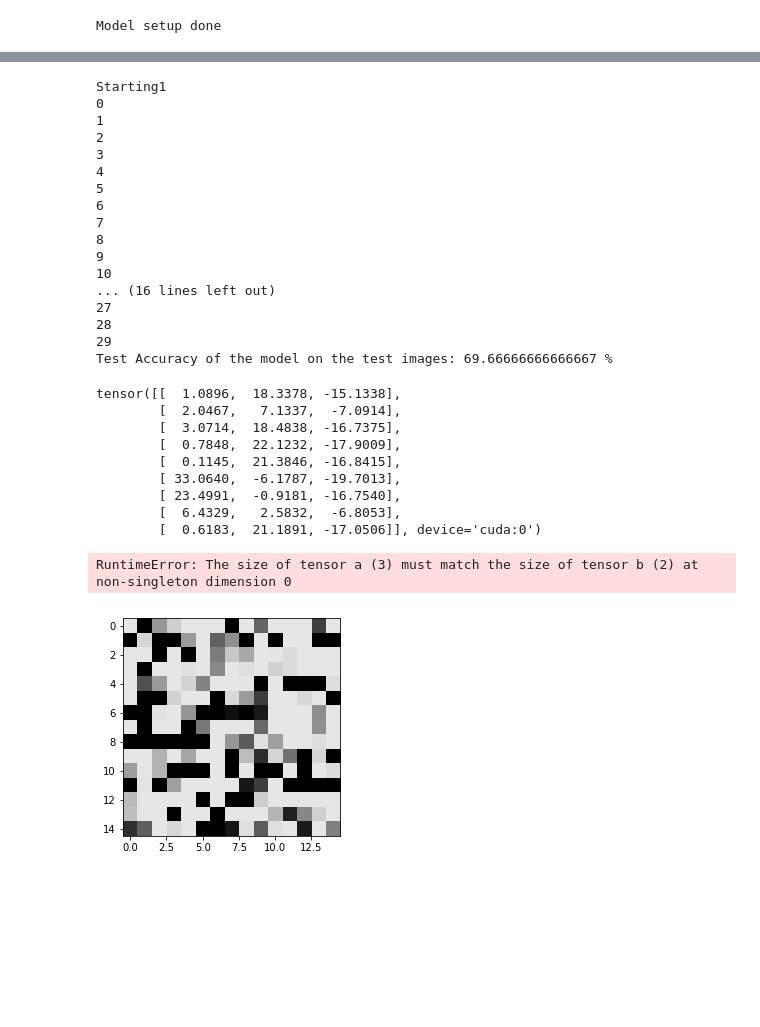
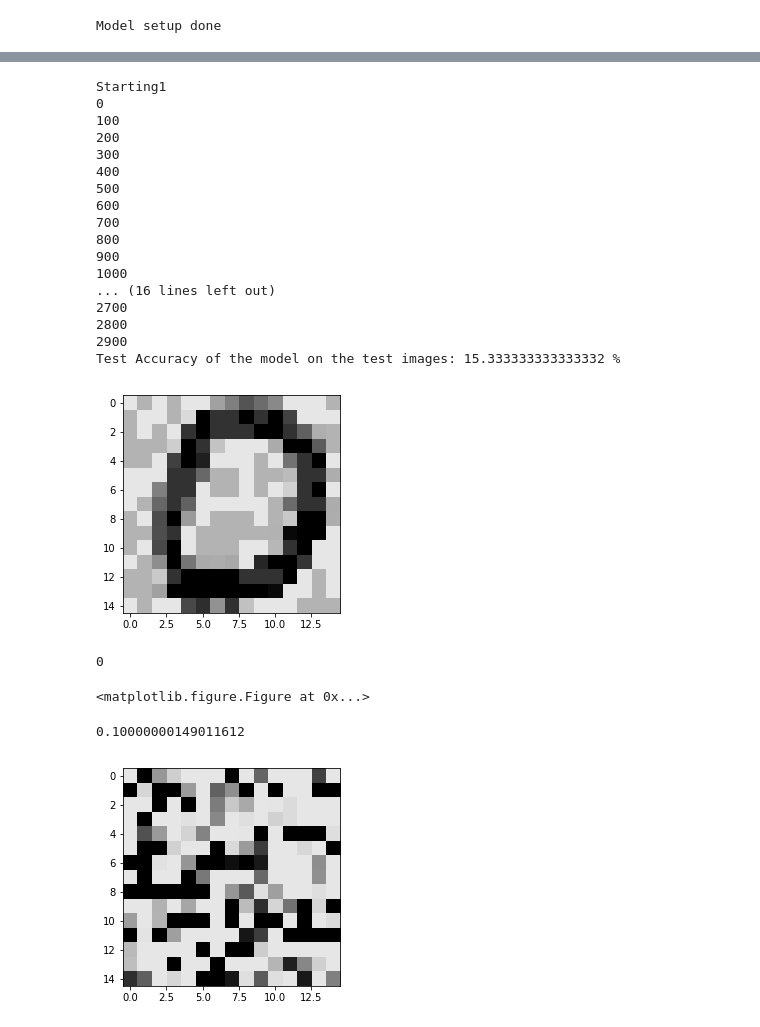
Before and after one commit to shivamg13/human_adv_remote, a Jupyter notebook: HumanAdv/human_adv_create_data.ipynb, the cells around one changed output, grey strips where cells are left out. Cells and saved outputs as stored; diff of their text form; code cells hidden in the pictures; blank space fills up the shorter version.

Commit message:
human_adv_create_all saves all the images in a file

```diff
--- a/HumanAdv/human_adv_create_data.ipynb
+++ b/HumanAdv/human_adv_create_data.ipynb
@@ -387,5 +405,5 @@ Test Accuracy of the model on the 10000 test images: 99.83333333333333 %
 # %%
-print("Starting1")
+print("Starting adversarial testing")
 
 # Test the model on adversrial examples
 from torch.autograd import Variable
@@ -396,6 +414,8 @@ for param in model.parameters():
 rob_thold = 0.2
 lrate_adv = 4e-2
 
+
+
 model.eval()
 
 correct = 0
@@ -405,7 +425,7 @@ total = 0
 count = 0
 for images, labels,target_labels in test_loader:
     print(count)
-    count+=1
+    count+=batch_size
     images, labels,target_labels = images.to(device), labels.to(device), target_labels.to(device)
     images_original = images.clone()
 
@@ -415,7 +435,8 @@ for images, labels,target_labels in test_loader:
         outputs = model(images)
         #loss = criterion(outputs, labels)
         #loss.backward()
-        outputs_sum = torch.sum(outputs[:,labels])
+        inds_output = np.arange(batch_size)
+        outputs_sum = torch.sum(outputs[inds_output,target_labels])
         outputs_sum.backward()
 
         with torch.no_grad():
@@ -434,6 +455,8 @@ for images, labels,target_labels in test_loader:
 
 
     outputs = model(images)
+    #print(count, count+batch_size,np.shape(x_rot_test_adv[count:count+batch_size,:]))
+    x_rot_test_adv[count-batch_size:count,:] = np.reshape(images.cpu().numpy(),(batch_size,dim1*dim1))
     _, predicted = torch.max(outputs.data, 1)
     total += labels.size(0)
     correct += (predicted == labels).sum().item()
@@ -442,18 +465,18 @@ print('Test Accuracy of the model on the test images: {} %'.format((correct / to
 # %% [output]
 Starting1
 0
-1
-2
-3
-4
-5
-6
-7
-8
-9
-10
+100
+200
+300
+400
+500
+600
+700
+800
+900
+1000
 ... (16 lines left out)
-27
-28
-29
-Test Accuracy of the model on the test images: 69.66666666666667 %
+2700
+2800
+2900
+Test Accuracy of the model on the test images: 15.333333333333332 %
@@ -460,21 +494,22 @@ Test Accuracy of the model on the test images: 69.66666666666667 %
+# %%
+imshow(tt['arr_2'][4,:],15)
+print(tt['arr_9'][4])
+# %% [output]
+[figure, added]
+0
+<matplotlib.figure.Figure at 0x...>
 # %%
+#imshow(x_rot_test_adv[2,:].dot(A.T),15)
 #plt.imshow(images[-1,0,:,:].cpu().numpy().reshape(isize).dot(A.T).reshape((15,15)), vmin=0, vmax=1, cmap='gray_r')
 #plt.imshow(images[-1,0,:,:].cpu().numpy(), vmin=0, vmax=1, cmap='gray_r')
+#print(y_test[2],y_test_adv_target[2])
+#print(outputs[1:10])
 
-print(outputs[1:10])
+print(np.min(x_rot_test_adv))
 
-print(outputs[[1,2,3],labels[1:3]])
+#print(outputs[[1,2,3],labels[1:3]])
 # %% [output]
-tensor([[  1.0896,  18.3378, -15.1338],
-        [  2.0467,   7.1337,  -7.0914],
-        [  3.0714,  18.4838, -16.7375],
-        [  0.7848,  22.1232, -17.9009],
-        [  0.1145,  21.3846, -16.8415],
-        [ 33.0640,  -6.1787, -19.7013],
-        [ 23.4991,  -0.9181, -16.7540],
-        [  6.4329,   2.5832,  -6.8053],
-        [  0.6183,  21.1891, -17.0506]], device='cuda:0')
+0.10000000149011612
-RuntimeError: The size of tensor a (3) must match the size of tensor b (2) at non-singleton dimension 0
 # %%
 imshow(x_rot_test[4,:],15)
 # %% [output]
```
Also changed, not shown: parts of 6 cells of this notebook, 1 other file.
